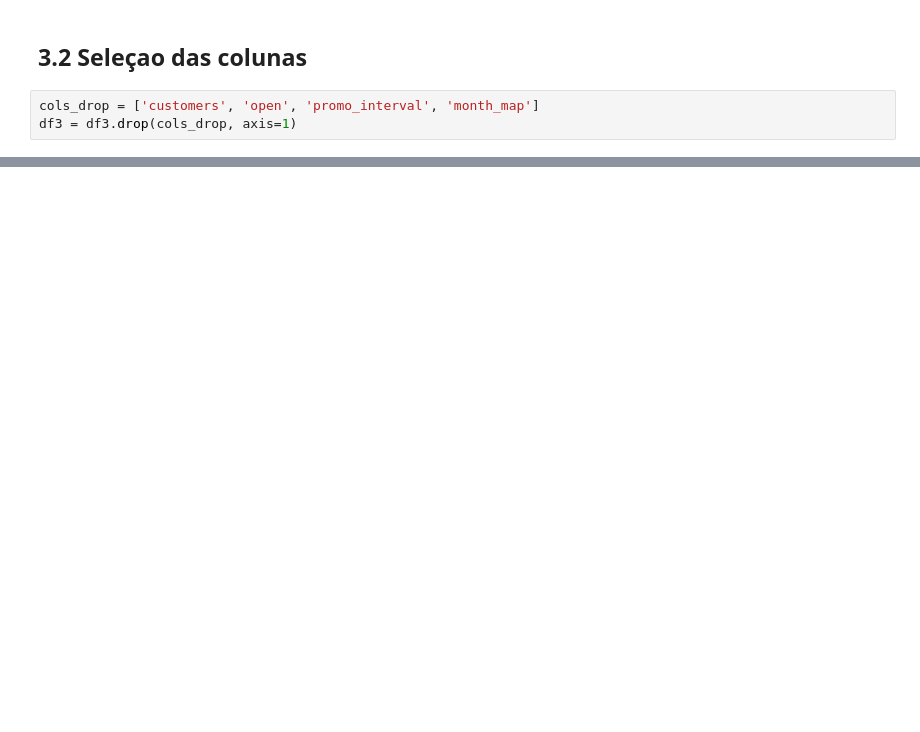
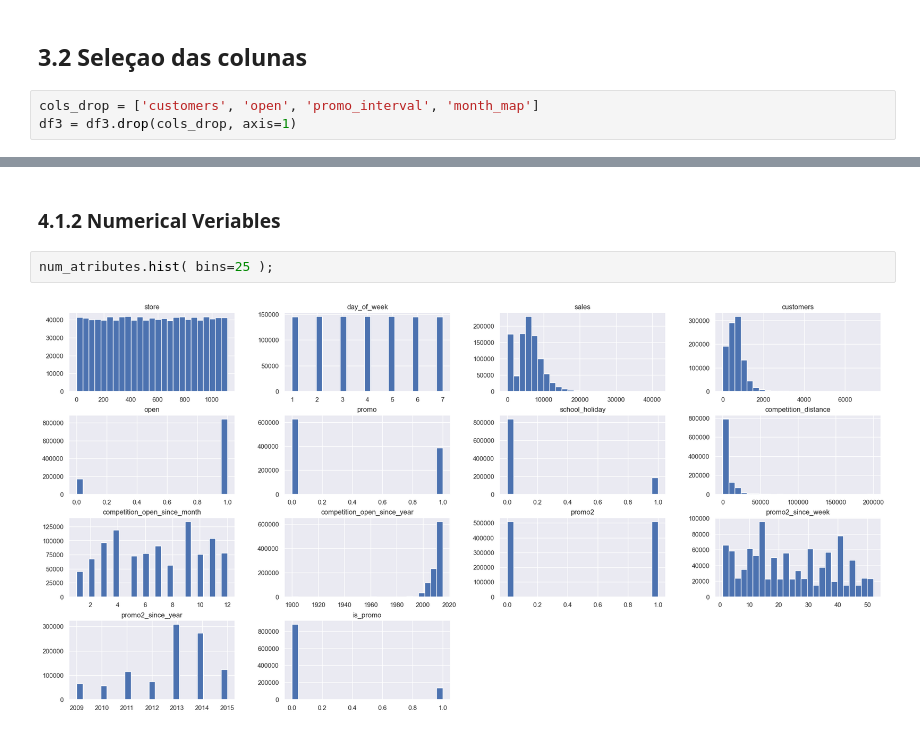
Before and after one commit to HallanMiranda/Ds_Producao-Rossman, a Jupyter notebook: Rossmann.ipynb, the cells around one changed output, grey strips where cells are left out. Drawn from its saved outputs; the diff is of its cells as text; blank space fills up the shorter version.

```diff
--- a/Rossmann.ipynb
+++ b/Rossmann.ipynb
@@ -518,0 +509,6 @@ Analise exploratoria dos dados
+# %% [markdown]
+### 4.1.2 Numerical Veriables
+# %%
+num_atributes.hist( bins=25 );
+# %% [output]
+[figure, added]
```
Also changed, not shown: parts of 34 cells of this notebook.
